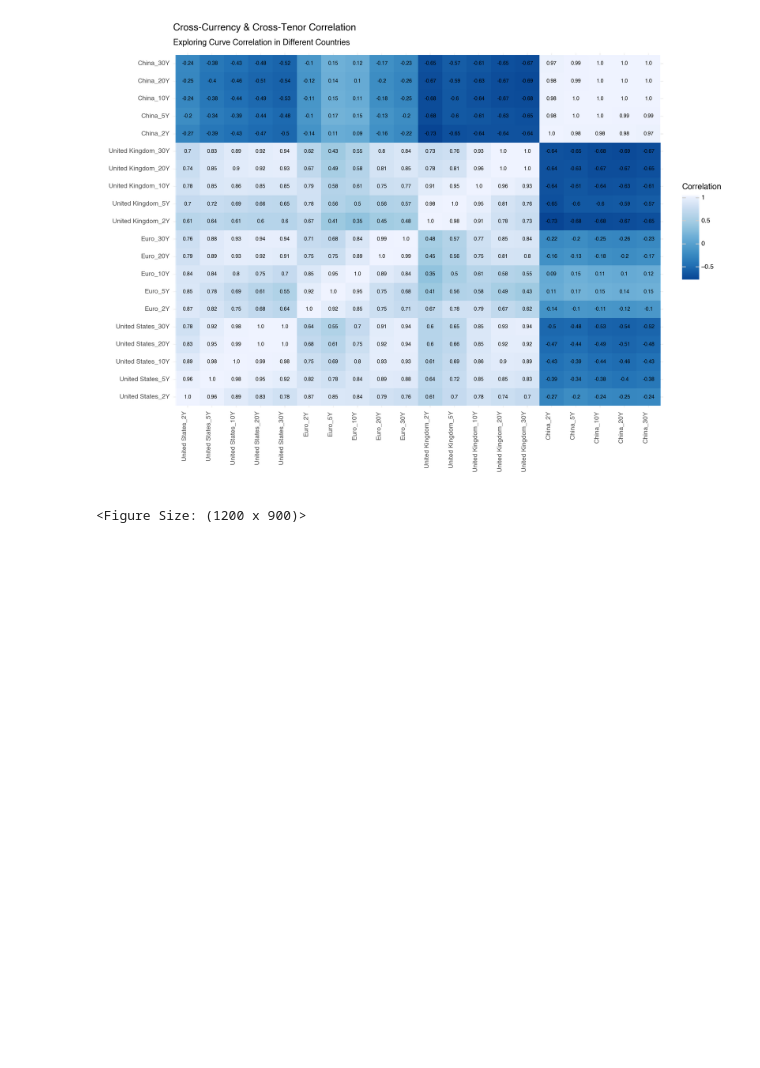
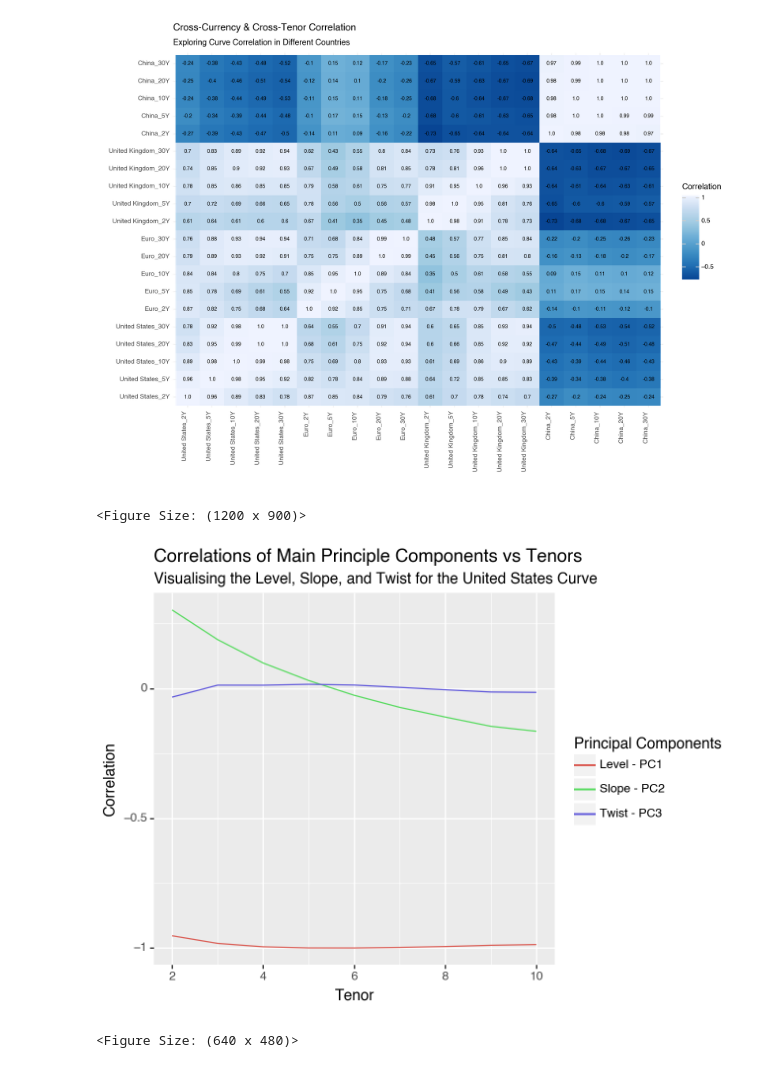
Before and after one commit to tomiadewusi/Case-Study, a Jupyter notebook: caseStudy1.ipynb, the cells around one changed output. Cells and saved outputs as stored; diff of their text form; code cells hidden in the pictures; blank space fills up the shorter version.

```diff
--- a/caseStudy1.ipynb
+++ b/caseStudy1.ipynb
@@ -227,3 +226,12 @@ plotCurvesOverTime(countriesDict,"China", "Greens")
+# %%
+# Compute Slope
+startTenor = 2
+endTenor   = 10
+country = "United States"
+plotPcaTenorCorrelation(startTenor,endTenor,country,countriesDict)
+# %% [output]
+[figure, added]
+<Figure Size: (640 x 480)>
 # %%
 # Compute Slope
 startTenor = 2
```
Also changed, not shown: parts of 4 cells of this notebook.
